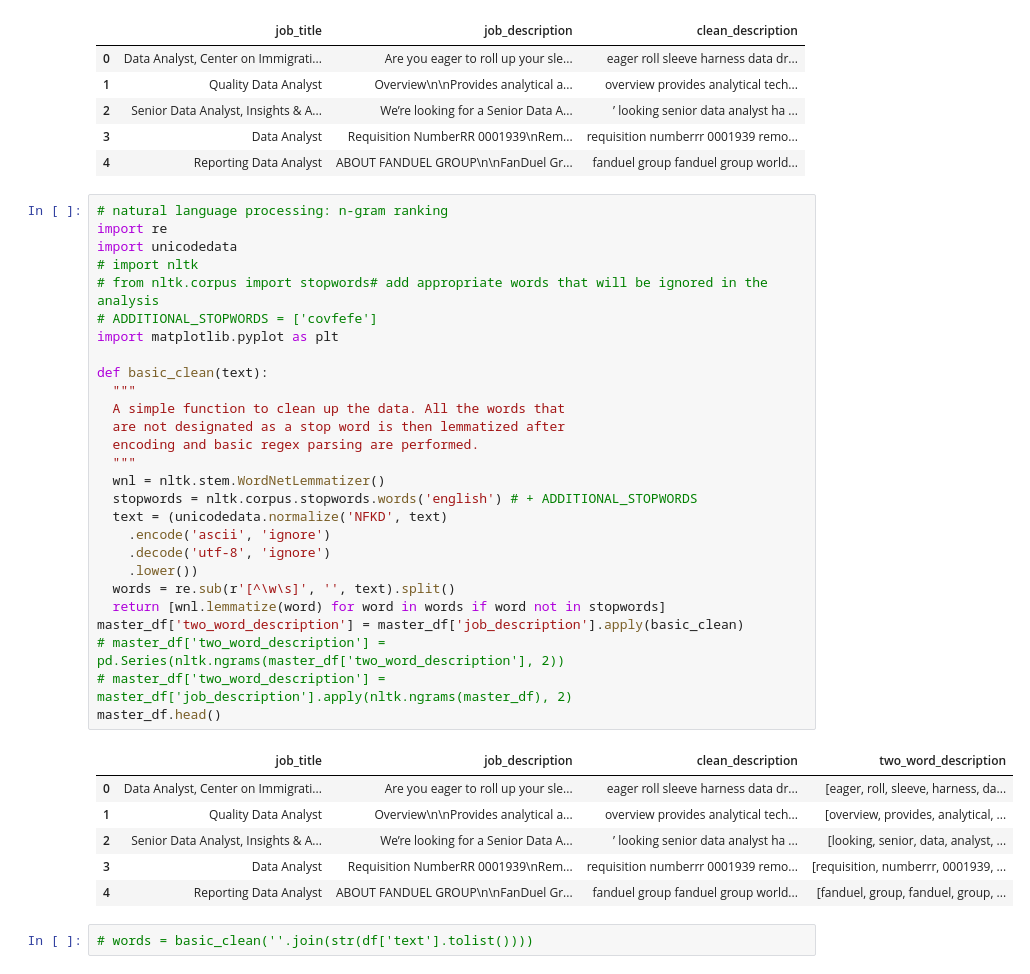
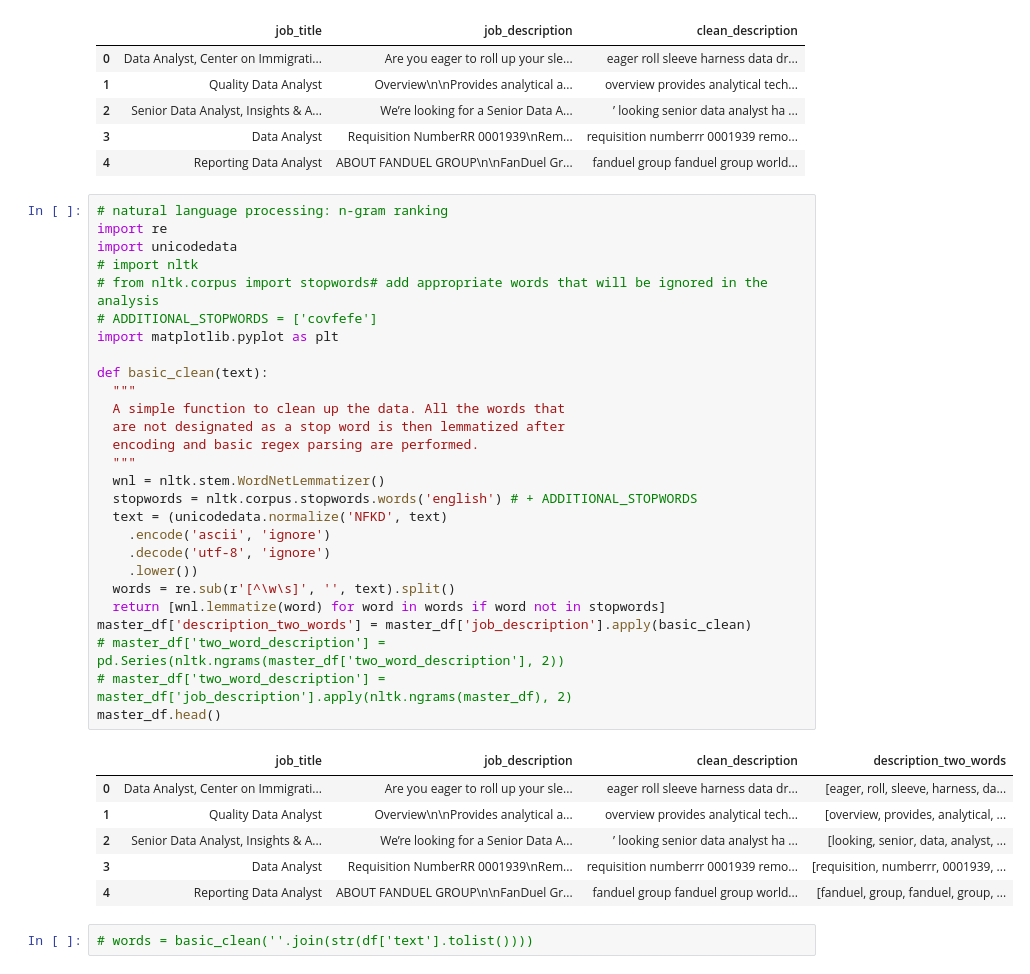
Before and after one commit to Nuel-EN/Capstone-Project-, a Jupyter notebook: Devyns-Master-NB.ipynb, the cells around one changed output. Saved outputs shown, nothing was run; the diff lists cells and outputs as text.

```diff
--- a/Devyns-Master-NB.ipynb
+++ b/Devyns-Master-NB.ipynb
@@ -187,32 +187,32 @@ master_df.head()
 # %%
 # natural language processing: n-gram ranking
 import re
 import unicodedata
 # import nltk
 # from nltk.corpus import stopwords# add appropriate words that will be ignored in the analysis
 # ADDITIONAL_STOPWORDS = ['covfefe']
 import matplotlib.pyplot as plt
 
 def basic_clean(text):
   """
   A simple function to clean up the data. All the words that
   are not designated as a stop word is then lemmatized after
   encoding and basic regex parsing are performed.
   """
   wnl = nltk.stem.WordNetLemmatizer()
   stopwords = nltk.corpus.stopwords.words('english') # + ADDITIONAL_STOPWORDS
   text = (unicodedata.normalize('NFKD', text)
     .encode('ascii', 'ignore')
     .decode('utf-8', 'ignore')
     .lower())
   words = re.sub(r'[^\w\s]', '', text).split()
   return [wnl.lemmatize(word) for word in words if word not in stopwords]
-master_df['two_word_description'] = master_df['job_description'].apply(basic_clean)
+master_df['description_two_words'] = master_df['job_description'].apply(basic_clean)
 # master_df['two_word_description'] = pd.Series(nltk.ngrams(master_df['two_word_description'], 2))
 # master_df['two_word_description'] = master_df['job_description'].apply(nltk.ngrams(master_df), 2)
 master_df.head()
 # %% [output]
-|  | job_title | job_description | clean_description | two_word_description |
+|  | job_title | job_description | clean_description | description_two_words |
 | 0 | Data Analyst, Center on Immigrati... | Are you eager to roll up your sle... | eager roll sleeve harness data dr... | [eager, roll, sleeve, harness, da... |
 | 1 | Quality Data Analyst | Overview\n\nProvides analytical a... | overview provides analytical tech... | [overview, provides, analytical, ... |
 | 2 | Senior Data Analyst, Insights & A... | We’re looking for a Senior Data A... | ’ looking senior data analyst ha ... | [looking, senior, data, analyst, ... |
```
Also changed, not shown: parts of 10 cells of this notebook.
